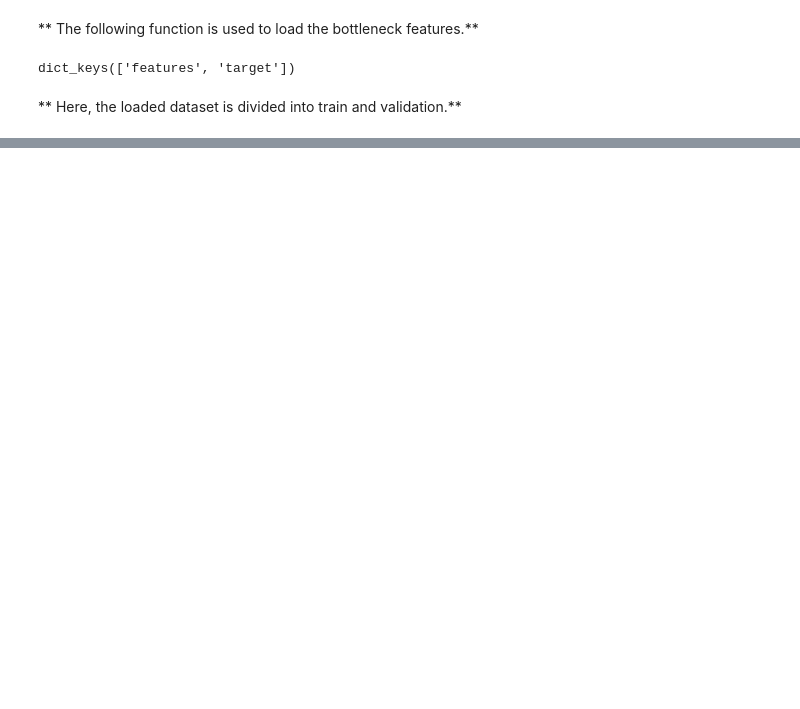
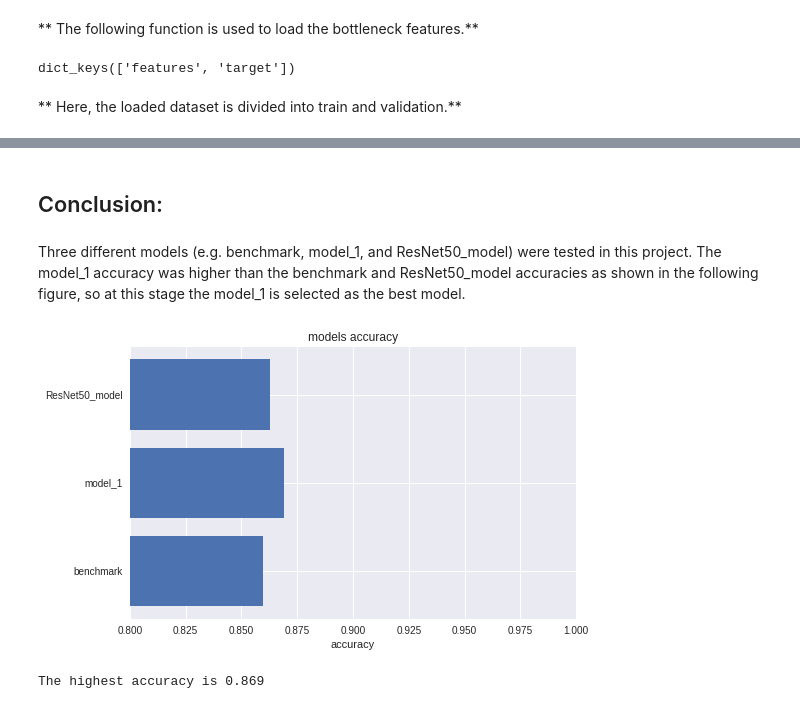
Before and after one commit to mekhod/iceberg_ship, a Jupyter notebook: iceberg_ship.ipynb, the cells around one changed output, grey strips where cells are left out. Saved outputs shown, nothing was run; the diff lists cells and outputs as text; code cells hidden in the pictures; blank space fills up the shorter version.

```diff
--- a/iceberg_ship.ipynb
+++ b/iceberg_ship.ipynb
@@ -377,4 +391,6 @@ model.compile(loss='binary_crossentropy',
                   metrics=['accuracy'])
 model_1_score = model.evaluate(X_val, y_val, verbose=0)
 print("The {} accuracy is: {:.3f}".format('model_1', model_1_score[1]))
+
+acc['model_1'] = model_1_score
 # %% [output]
@@ -504,0 +581,21 @@ _________________________________________________________________
+# %% [markdown]
+## Conclusion:
+# %% [markdown]
+Three different models (e.g. benchmark, model_1, and ResNet50_model) were tested in this project. The model_1  accuracy was higher than the benchmark and ResNet50_model accuracies as shown in the following figure, so at this stage the model_1 is selected as the best model.
+# %%
+fig = plt.figure(figsize=(8,5))
+
+models = list(acc.keys())
+scores = [acc[m][1] for m in models]
+y_pos = np.arange(len(models))
+plt.barh(y_pos, scores)
+plt.yticks(y_pos, models)
+plt.xlabel('accuracy')
+plt.xlim([0.8,1])
+plt.title('models accuracy')
+plt.show()
+
+print('The highest accuracy is {:.3f}'.format(max(scores)))
+# %% [output]
+[figure, added]
+The highest accuracy is 0.869
```
Also changed, not shown: parts of 28 cells of this notebook, 5 other files.
